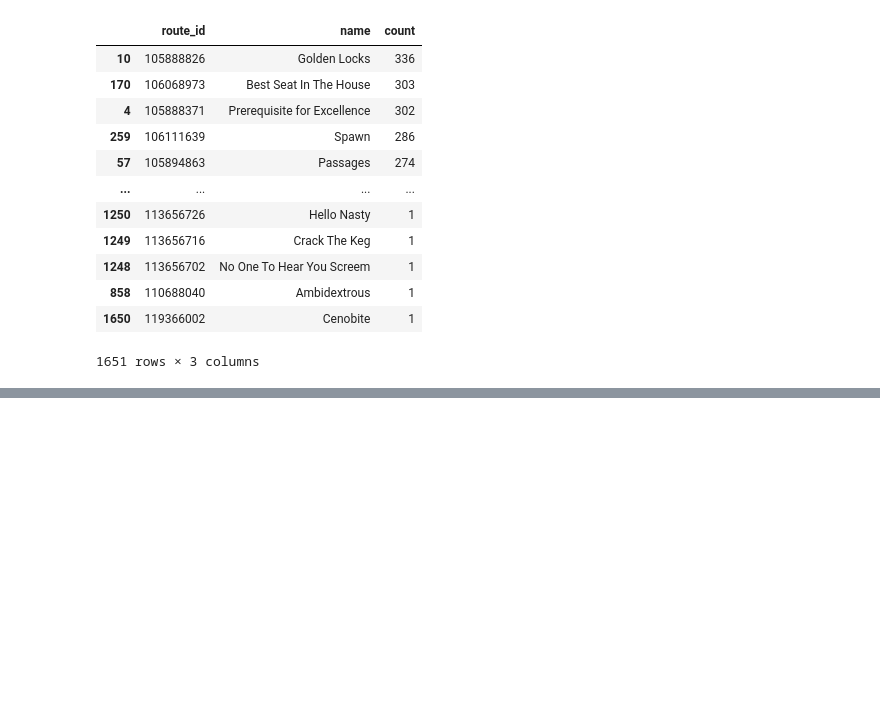
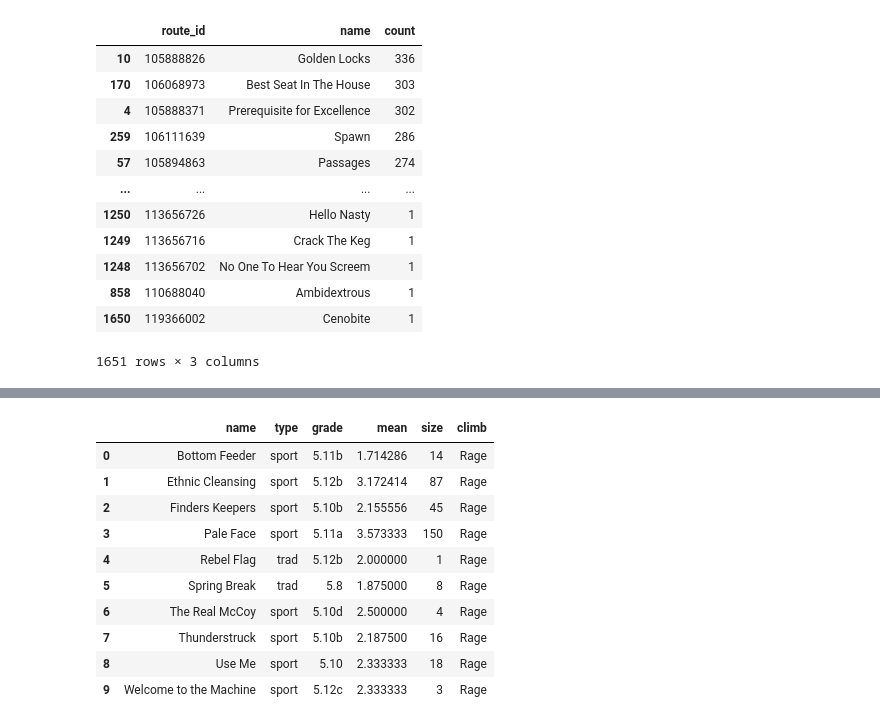
Before and after one commit to TPSchwartz/capstone, a Jupyter notebook: rec_engine.ipynb, the cells around one changed output, grey strips where cells are left out. Drawn from its saved outputs; the diff is of its cells as text; code cells hidden in the pictures; blank space fills up the shorter version.

```diff
--- a/rec_engine.ipynb
+++ b/rec_engine.ipynb
@@ -114,0 +154,14 @@ Wristlets             sport 5.11c/d  3.729412     4.0      85
+# %%
+r
+# %% [output]
+|  | name | type | grade | mean | size | climb |
+| 0 | Bottom Feeder | sport | 5.11b | 1.714286 | 14 | Rage |
+| 1 | Ethnic Cleansing | sport | 5.12b | 3.172414 | 87 | Rage |
+| 2 | Finders Keepers | sport | 5.10b | 2.155556 | 45 | Rage |
+| 3 | Pale Face | sport | 5.11a | 3.573333 | 150 | Rage |
+| 4 | Rebel Flag | trad | 5.12b | 2.000000 | 1 | Rage |
+| 5 | Spring Break | trad | 5.8 | 1.875000 | 8 | Rage |
+| 6 | The Real McCoy | sport | 5.10d | 2.500000 | 4 | Rage |
+| 7 | Thunderstruck | sport | 5.10b | 2.187500 | 16 | Rage |
+| 8 | Use Me | sport | 5.10 | 2.333333 | 18 | Rage |
+| 9 | Welcome to the Machine | sport | 5.12c | 2.333333 | 3 | Rage |
```
Also changed, not shown: parts of 9 cells of this notebook, 2 other files.
